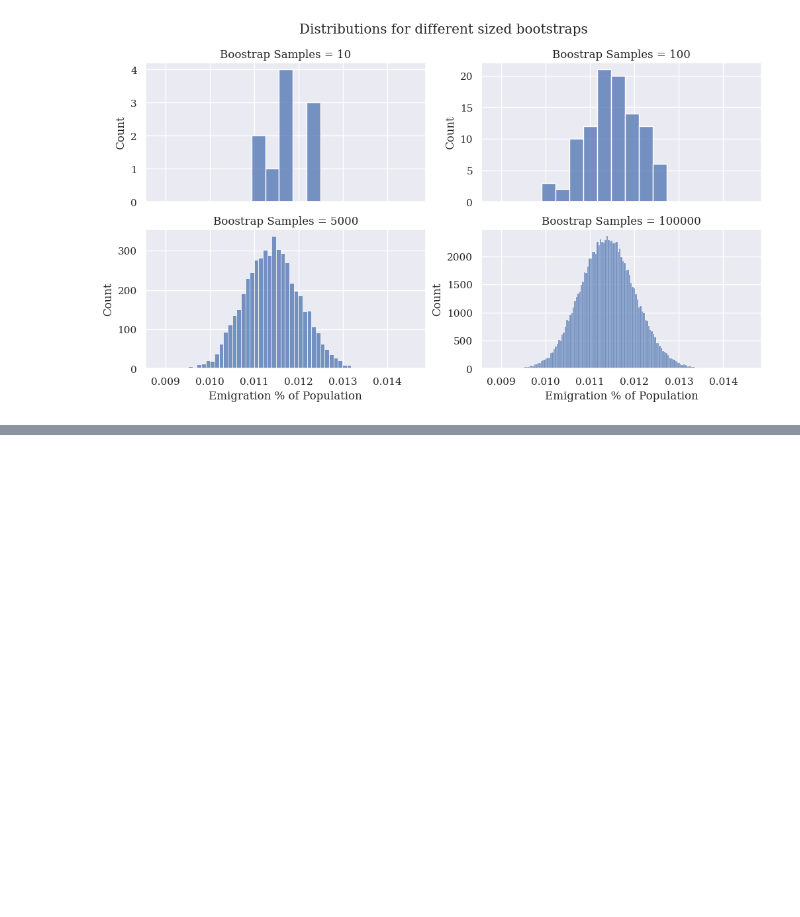
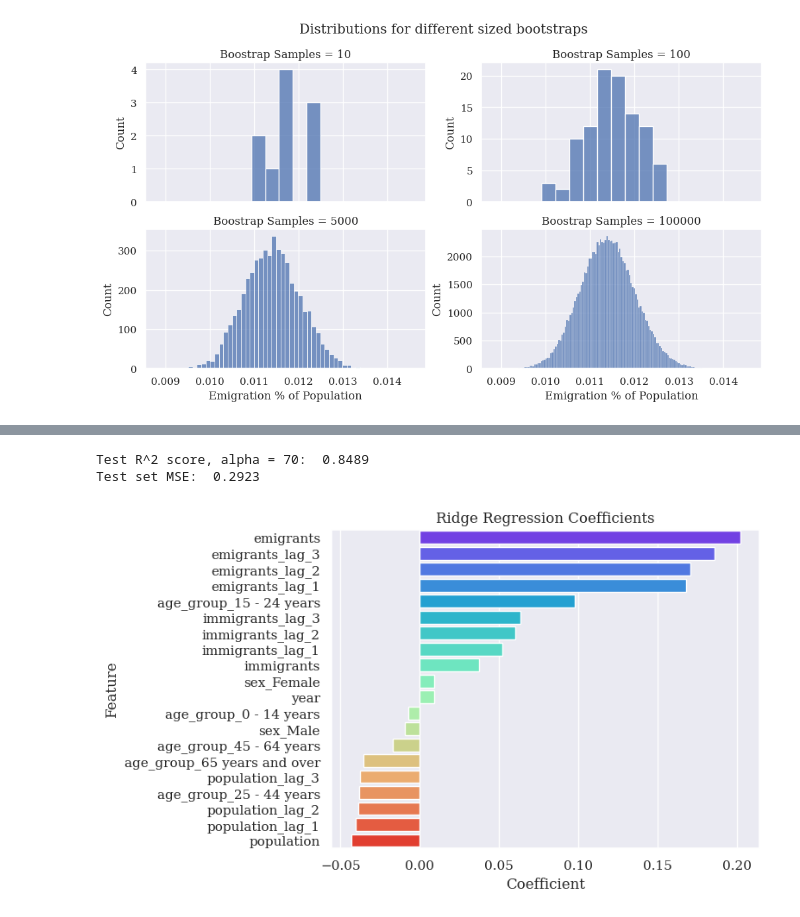
Before and after one commit to step-hen-burke/ca1, a Jupyter notebook: 00_initial_exploration.ipynb, the cells around one changed output, grey strips where cells are left out. Cells and saved outputs as stored; diff of their text form; code cells hidden in the pictures; blank space fills up the shorter version.

```diff
--- a/00_initial_exploration.ipynb
+++ b/00_initial_exploration.ipynb
@@ -990,0 +1072,6 @@ fig.savefig(charts_folder / 'emigration_bootstrap_vary_n.png')
+# %%
+for i in range(1, 21, 2):
+    ridge = linear_model.Ridge(alpha=i*10)
+    ridge.fit(X_train, y_train)
+
+    print(f'Test R^2 score, alpha = {i*10}: {ridge.score(X_test, y_test): 0.4f}')
@@ -990,0 +1089,22 @@ fig.savefig(charts_folder / 'emigration_bootstrap_vary_n.png')
+# %%
+alpha = 70
+ridge = linear_model.Ridge(alpha=alpha)
+ridge.fit(X_train, y_train)
+
+print(f'Test R^2 score, alpha = {alpha}: {ridge.score(X_test, y_test): 0.4f}')
+
+predicted = ridge.predict(X_test)
+mse = np.mean((predicted - y_test)**2)
+print(f"Test set MSE: {mse: 0.4f}")
+
+coeffs = pd.Series(ridge.coef_, index=ridge.feature_names_in_).sort_values(ascending=False)
+
+p = sns.barplot(x=coeffs, y=coeffs.index, hue=coeffs.index, palette='rainbow')
+plt.title('Ridge Regression Coefficients')
+plt.xlabel('Coefficient')
+plt.ylabel('Feature');
+fig.savefig(charts_folder / 'regression_features_ridge.png')
+# %% [output]
+Test R^2 score, alpha = 70:  0.8489
+Test set MSE:  0.2923
+[figure, added]
```
Also changed, not shown: parts of 13 cells of this notebook, 1 other file.
